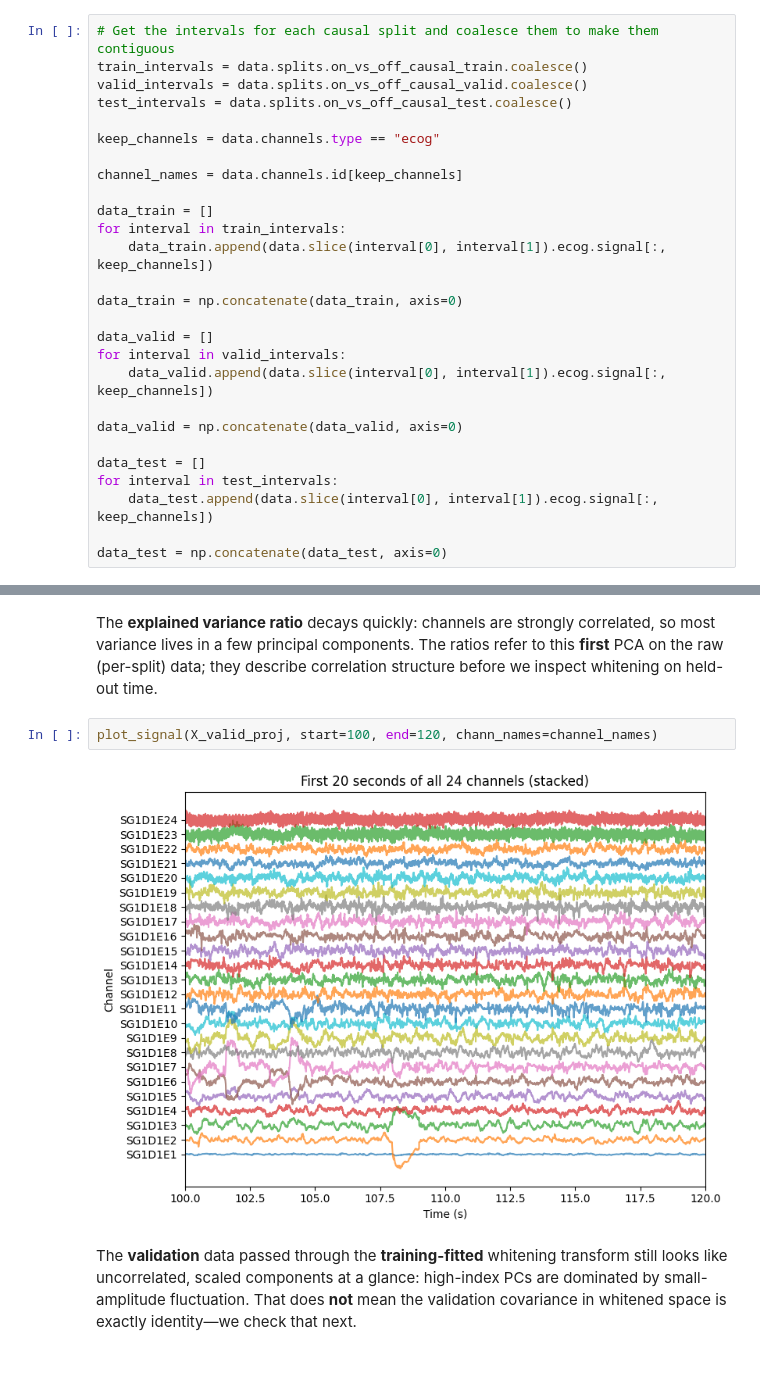
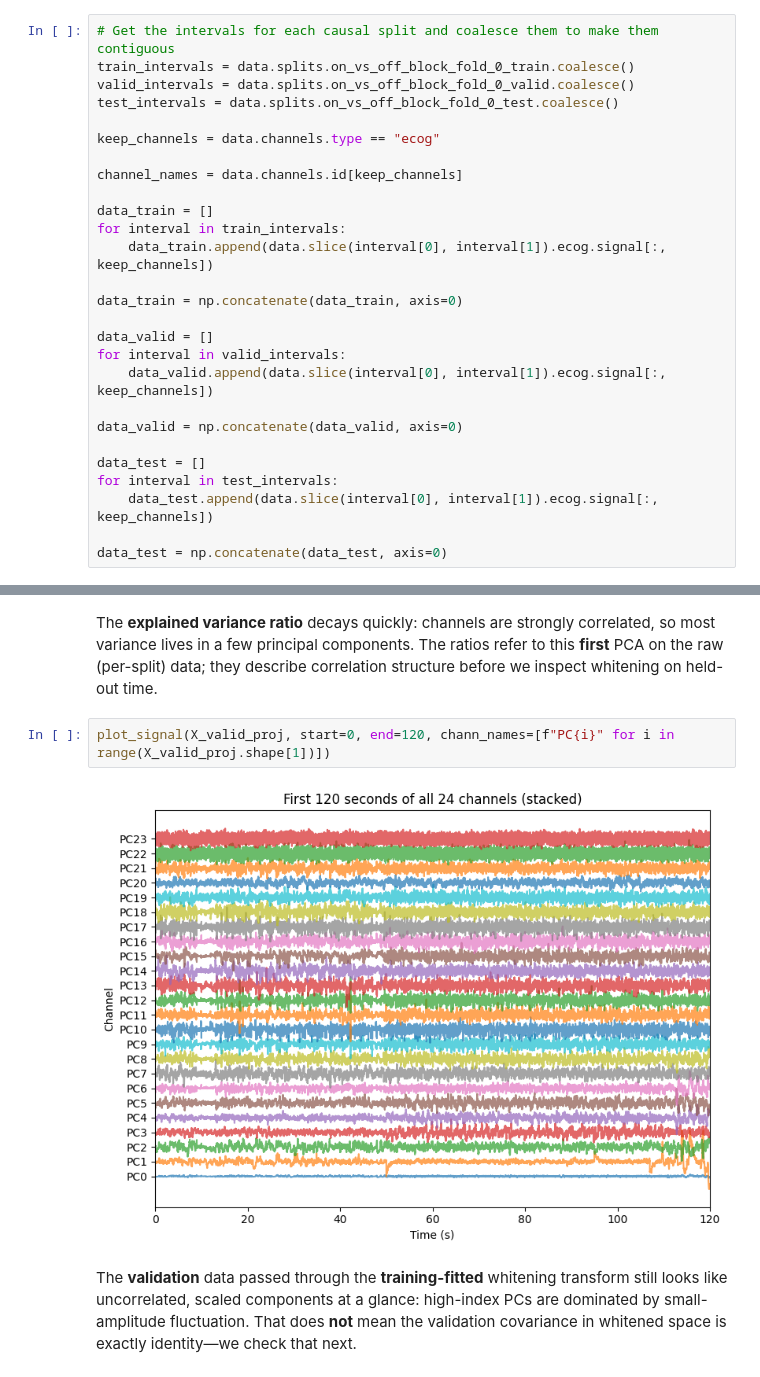
Before and after one commit to Neurosoft-Bioelectronics/auditorydecoding, a Jupyter notebook: notebooks/whitening_exploration.ipynb, the cells around one changed output, grey strips where cells are left out. Drawn from its saved outputs; the diff is of its cells as text.

```diff
--- a/notebooks/whitening_exploration.ipynb
+++ b/notebooks/whitening_exploration.ipynb
@@ -35,8 +55,8 @@ We load one processed session from `DATA_ROOT` (`RECORDING_ID`). The next cell s
 # %%
 # Get the intervals for each causal split and coalesce them to make them contiguous
-train_intervals = data.splits.on_vs_off_causal_train.coalesce()
-valid_intervals = data.splits.on_vs_off_causal_valid.coalesce()
-test_intervals = data.splits.on_vs_off_causal_test.coalesce()
+train_intervals = data.splits.on_vs_off_block_fold_0_train.coalesce()
+valid_intervals = data.splits.on_vs_off_block_fold_0_valid.coalesce()
+test_intervals = data.splits.on_vs_off_block_fold_0_test.coalesce()
 
 keep_channels = data.channels.type == "ecog"
 
@@ -84,9 +104,9 @@ plot_pca_variance(pca_orig, log_scale=True)
 # %% [markdown]
 The **explained variance ratio** decays quickly: channels are strongly correlated, so most variance lives in a few principal components. The ratios refer to this **first** PCA on the raw (per-split) data; they describe correlation structure before we inspect whitening on held-out time.
 # %%
-plot_signal(X_valid_proj, start=100, end=120, chann_names=channel_names)
+plot_signal(X_valid_proj, start=0, end=120, chann_names=[f"PC{i}" for i in range(X_valid_proj.shape[1])])
 # %% [output]
-[figure, old version]
+[figure, new version]
 # %% [markdown]
 The **validation** data passed through the **training-fitted** whitening transform still looks like uncorrelated, scaled components at a glance: high-index PCs are dominated by small-amplitude fluctuation. That does **not** mean the validation covariance in whitened space is exactly identity—we check that next.
 # %% [markdown]
```
Also changed, not shown: parts of 6 cells of this notebook, 1 other file.
